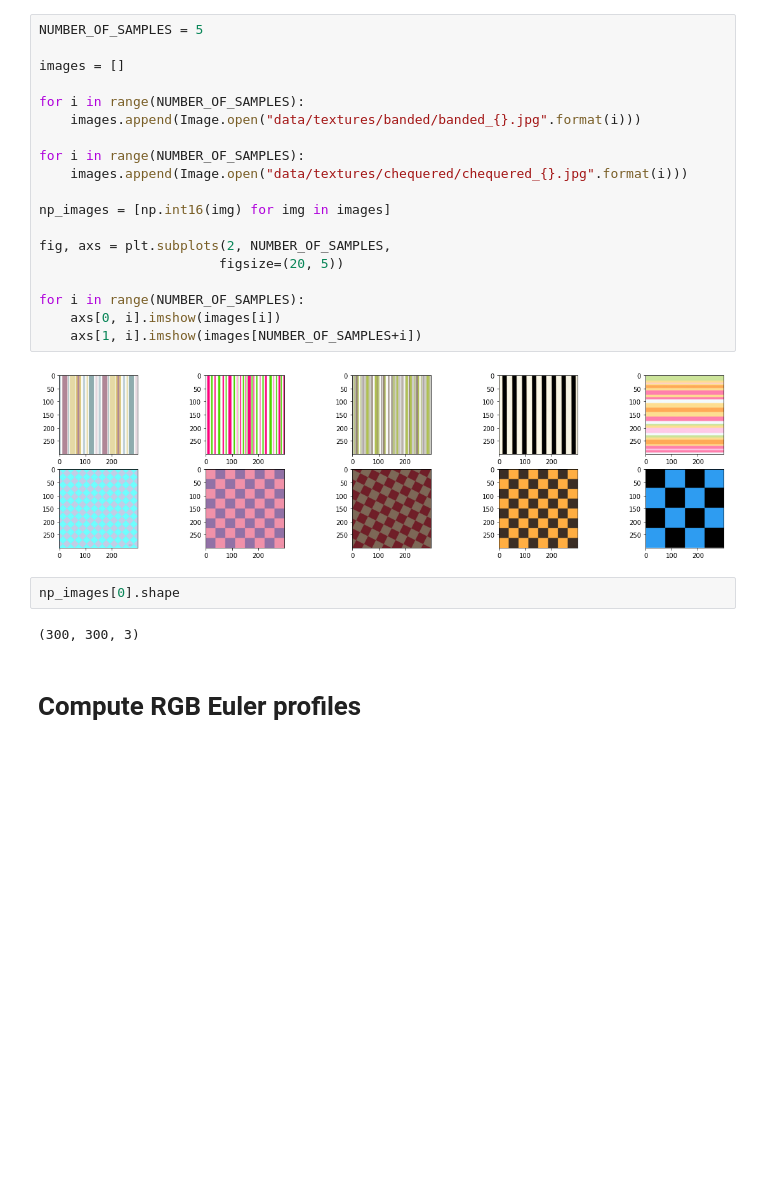
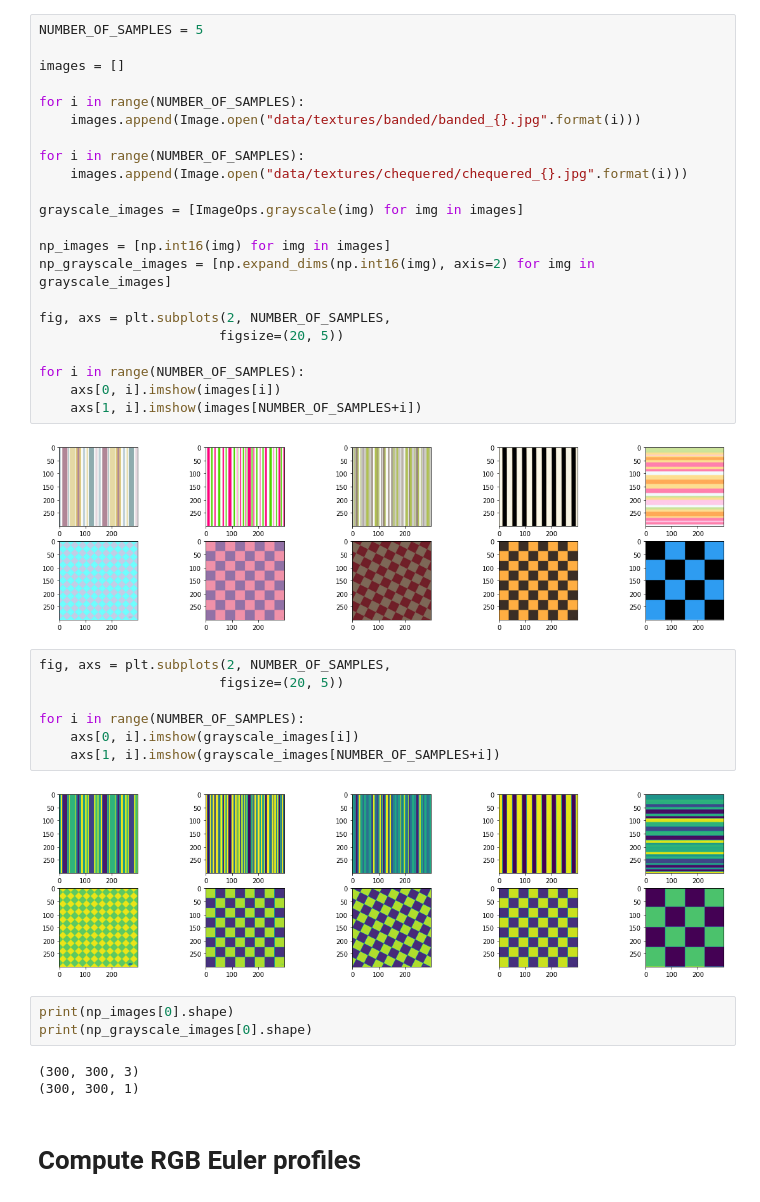
Before and after one commit to dgurnari/PURPLE, a Jupyter notebook: cubical/RGB_textures.ipynb, the cells around one changed output. Drawn from its saved outputs; the diff is of its cells as text; blank space fills up the shorter version.

```diff
--- a/cubical/RGB_textures.ipynb
+++ b/cubical/RGB_textures.ipynb
@@ -20,7 +20,10 @@ for i in range(NUMBER_OF_SAMPLES):
 for i in range(NUMBER_OF_SAMPLES):
     images.append(Image.open("data/textures/chequered/chequered_{}.jpg".format(i)))
 
+grayscale_images = [ImageOps.grayscale(img) for img in images]
+
 np_images = [np.int16(img) for img in images]
+np_grayscale_images = [np.expand_dims(np.int16(img), axis=2) for img in grayscale_images]
 
 fig, axs = plt.subplots(2, NUMBER_OF_SAMPLES,
                        figsize=(20, 5))
@@ -30,10 +33,21 @@ for i in range(NUMBER_OF_SAMPLES):
     axs[1, i].imshow(images[NUMBER_OF_SAMPLES+i])
 # %% [output]
 [figure]
+# %%
+fig, axs = plt.subplots(2, NUMBER_OF_SAMPLES,
+                       figsize=(20, 5))
+
+for i in range(NUMBER_OF_SAMPLES):
+    axs[0, i].imshow(grayscale_images[i])
+    axs[1, i].imshow(grayscale_images[NUMBER_OF_SAMPLES+i])
+# %% [output]
+[figure, added]
 # %%
-np_images[0].shape
+print(np_images[0].shape)
+print(np_grayscale_images[0].shape)
 # %% [output]
 (300, 300, 3)
+(300, 300, 1)
 # %% [markdown]
 # Compute RGB Euler profiles
 # %%
```
Also changed, not shown: parts of 14 cells of this notebook, 7 other files.
